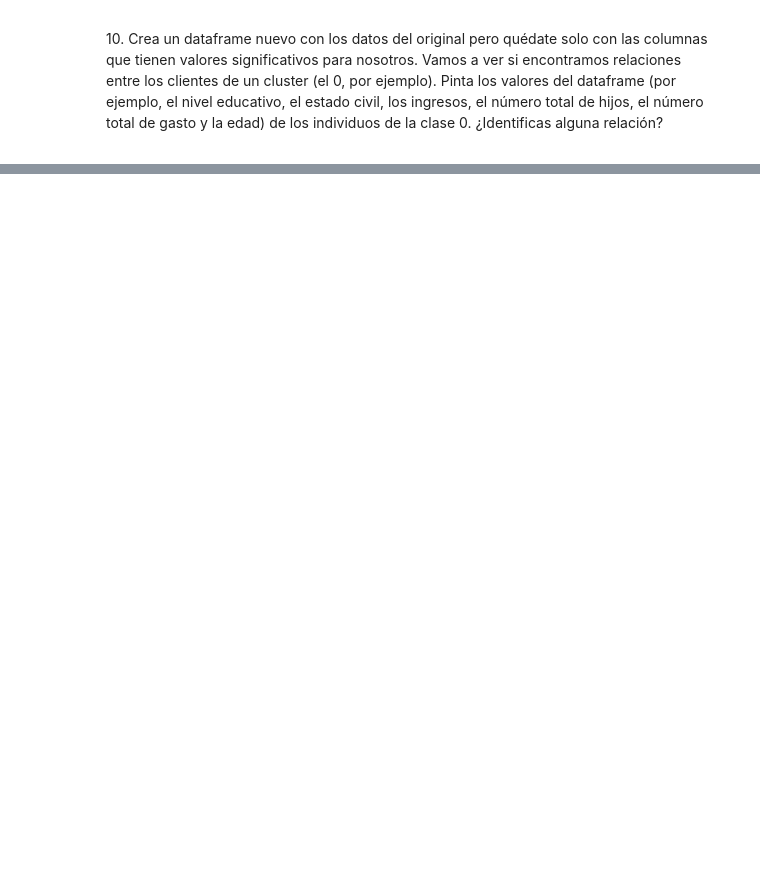
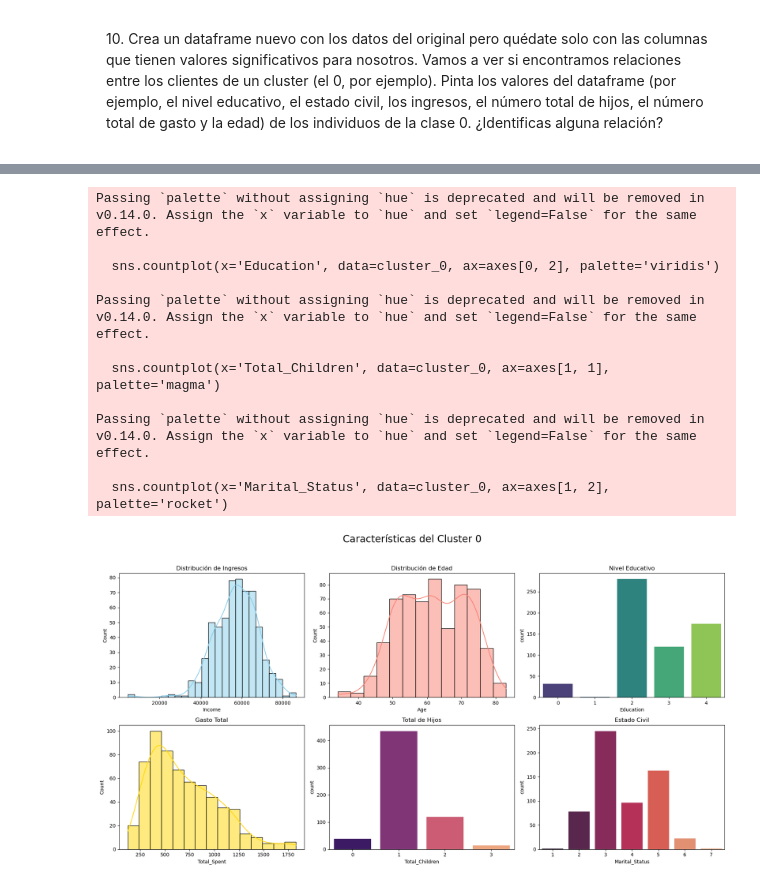
Before and after one commit to carmencnles/CEIABD, a Jupyter notebook: PIA/Segundo trimestre/Actividad3_15_Kmeans/Actividad3_15.ipynb, the cells around one changed output, grey strips where cells are left out. Drawn from its saved outputs; the diff is of its cells as text; code cells hidden in the pictures; blank space fills up the shorter version.

```diff
--- a/PIA/Segundo trimestre/Actividad3_15_Kmeans/Actividad3_15.ipynb
+++ b/PIA/Segundo trimestre/Actividad3_15_Kmeans/Actividad3_15.ipynb
@@ -159,0 +275,43 @@ df.describe(include=['object'])
+# %%
+fig, axes = plt.subplots(2, 3, figsize=(18, 10))
+fig.suptitle('Características del Cluster 0', fontsize=20)
+
+# Ingresos
+sns.histplot(cluster_0['Income'], kde=True, ax=axes[0, 0], color='skyblue')
+axes[0, 0].set_title('Distribución de Ingresos')
+
+# Edad
+sns.histplot(cluster_0['Age'], kde=True, ax=axes[0, 1], color='salmon')
+axes[0, 1].set_title('Distribución de Edad')
+
+# Nivel Educativo
+sns.countplot(x='Education', data=cluster_0, ax=axes[0, 2], palette='viridis')
+axes[0, 2].set_title('Nivel Educativo')
+
+# Gasto Total
+sns.histplot(cluster_0['Total_Spent'], kde=True, ax=axes[1, 0], color='gold')
+axes[1, 0].set_title('Gasto Total')
+
+# Número de Hijos
+sns.countplot(x='Total_Children', data=cluster_0, ax=axes[1, 1], palette='magma')
+axes[1, 1].set_title('Total de Hijos')
+
+# Estado Civil
+sns.countplot(x='Marital_Status', data=cluster_0, ax=axes[1, 2], palette='rocket')
+axes[1, 2].set_title('Estado Civil')
+
+plt.tight_layout(rect=[0, 0.03, 1, 0.95])
+plt.show()
+# %% [output]
+Passing `palette` without assigning `hue` is deprecated and will be removed in v0.14.0. Assign the `x` variable to `hue` and set `legend=False` for the same effect.
+
+  sns.countplot(x='Education', data=cluster_0, ax=axes[0, 2], palette='viridis')
+
+Passing `palette` without assigning `hue` is deprecated and will be removed in v0.14.0. Assign the `x` variable to `hue` and set `legend=False` for the same effect.
+
+  sns.countplot(x='Total_Children', data=cluster_0, ax=axes[1, 1], palette='magma')
+
+Passing `palette` without assigning `hue` is deprecated and will be removed in v0.14.0. Assign the `x` variable to `hue` and set `legend=False` for the same effect.
+
+  sns.countplot(x='Marital_Status', data=cluster_0, ax=axes[1, 2], palette='rocket')
+[figure, added]
```
Also changed, not shown: parts of 4 cells of this notebook, 3 other files.
